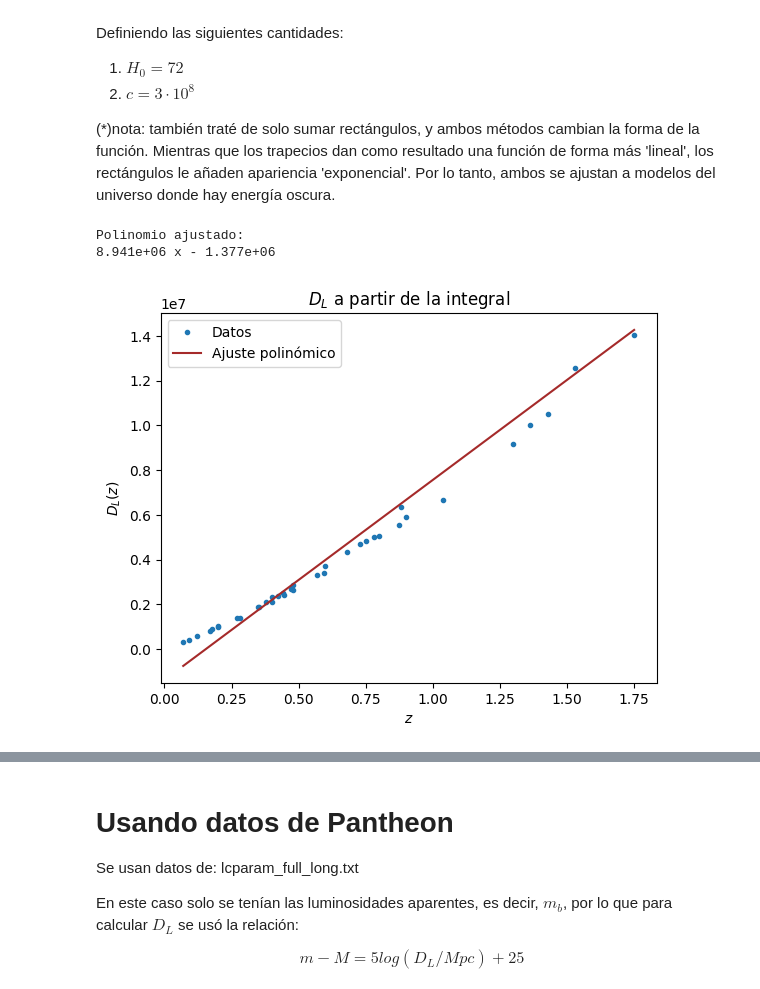
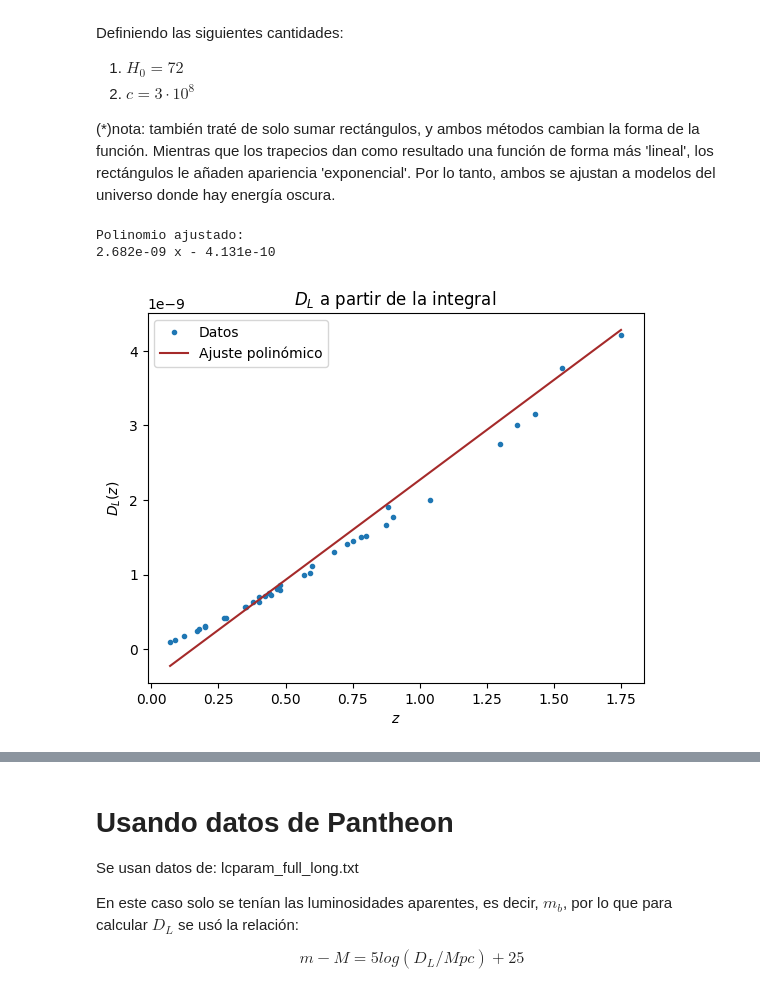
Before and after one commit to XimePS/Practica-DFI, a Jupyter notebook: código práctica dfi.ipynb, the cells around one changed output, grey strips where cells are left out. Cells and saved outputs as stored; diff of their text form; code cells hidden in the pictures.

```diff
--- a/código práctica dfi.ipynb
+++ b/código práctica dfi.ipynb
@@ -143,7 +143,7 @@ Definiendo las siguientes cantidades:
 E = np.zeros(len(H))
 integral = np.zeros(len(H))
 
-c = 3e8
+c = 9e-8
 H_0 = 72
 
 for i in range(len(H)):
@@ -155,32 +155,32 @@ for i in range(len(H)):
 
 D_LH = np.zeros(len(H))
 
 for i in range(len(H)):
     D_LH[i] = c*((1+z[i])/H_0)*integral[i]
 
 # Ajuste Lineal
 
 coeficientes_ = np.polyfit(z, D_LH, 1)
 
 z = z[0:-2]
 D_LH = D_LH[0:-2]
 
 polinomio_ = np.poly1d(coeficientes_)
 
 print("Polinomio ajustado:", polinomio_)
 
 # Genera puntos para la curva ajustada
 z_ajuste_ = np.linspace(min(z), max(z), 100)
 D_LH_ajuste = polinomio_(z_ajuste_)
 
 plt.plot(z, D_LH, '.', label = "Datos")
 plt.plot(z_ajuste_, D_LH_ajuste, label='Ajuste polinómico', color='brown')
 plt.xlabel('$z$')
 plt.ylabel('$D_L(z)$')
 plt.title('$D_L$ a partir de la integral')
 plt.legend()
 plt.show()
 # %% [output]
 Polinomio ajustado:
-8.941e+06 x - 1.377e+06
+2.682e-09 x - 4.131e-10
-[figure, old version]
+[figure, new version]
```
Also changed, not shown: parts of 11 cells of this notebook, 1 other file.
